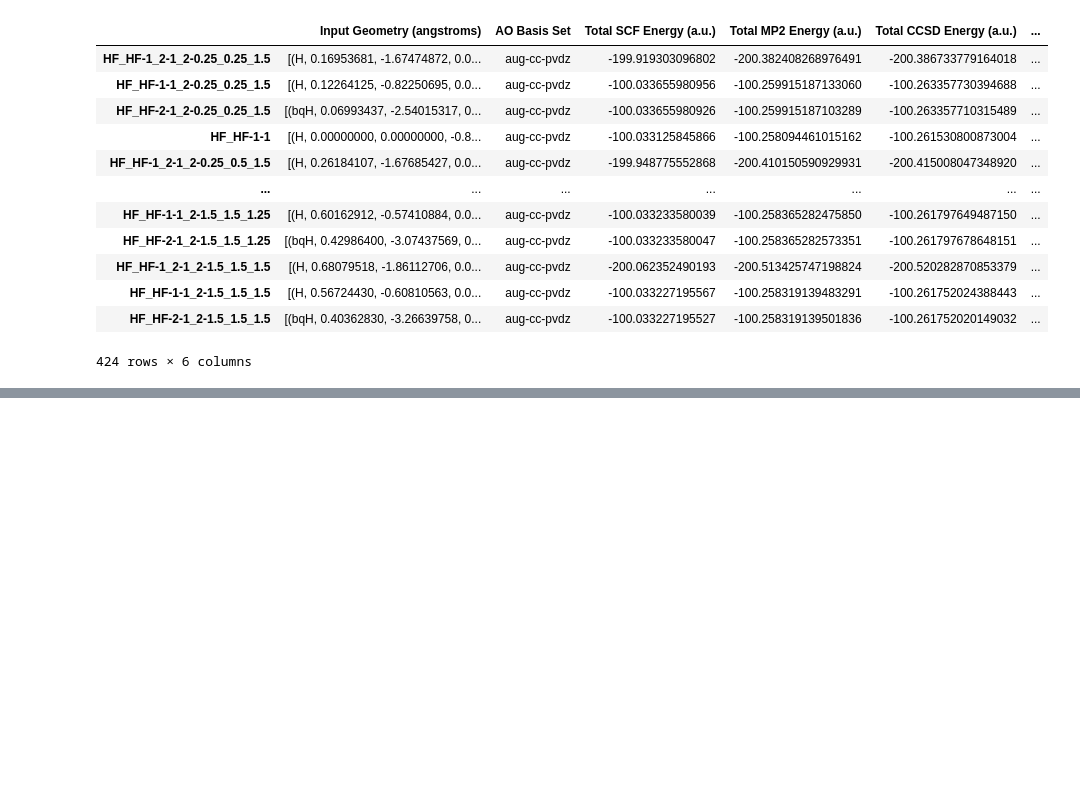
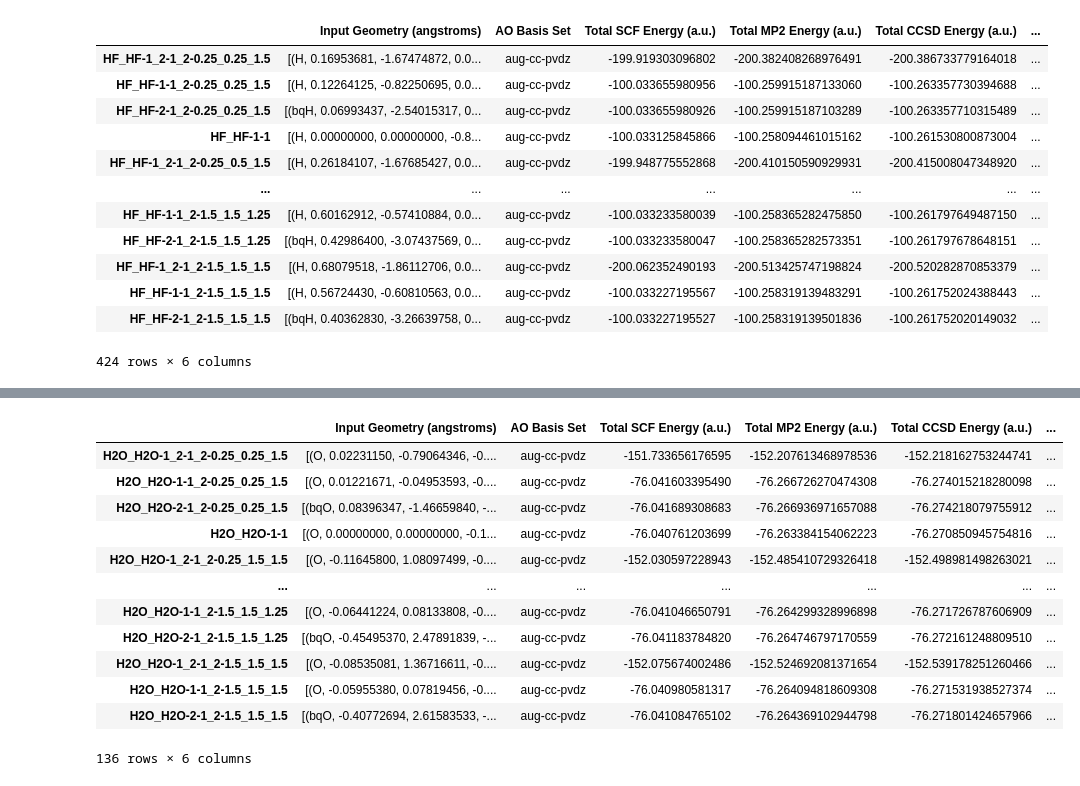
Before and after one commit to rmrresearch/bsse_db, a Jupyter notebook: data_parsing.ipynb, the cells around one changed output, grey strips where cells are left out. Cells and saved outputs as stored; diff of their text form; code cells hidden in the pictures; blank space fills up the shorter version.

```diff
--- a/data_parsing.ipynb
+++ b/data_parsing.ipynb
@@ -363,0 +427,57 @@ pd.DataFrame(fh_dimer_results).transpose()
+# %%
+nsteps    = 7    # The total number of displacements along each axis
+step_size = 0.25 # How much we displace for each step.
+
+h2o_dimer_displacements = set()
+h2o_dimer_results = {}
+
+with tarfile.open('data/H20/H20_dimers.tar', 'r') as tarball:
+    all_names = tarball.getnames() # Gets all the directories and files inside the tarball
+
+    for dx, dy, dz in itertools.product(range(1, nsteps), range(1, nsteps), range(1, nsteps)):
+        x, y, z = (dx * step_size, dy * step_size, dz * step_size)
+        directory_name = os.path.join('H20_dimers', 'H2O_H2O_distance_{}_{}_{}'.format(x, y, z))
+
+        monomers = ('H2O', 'H2O')
+        if directory_name in all_names: # Checks translation is in tarball
+
+            # Extract the results from the dimer file
+            dimer_file_name = 'output_E_AB_AB.txt'
+            file_name = os.path.join(directory_name, dimer_file_name)
+            results = parse_tarred_file(tarball, file_name)
+
+            # Compute and record the separation distance
+            geom = results['Input Geometry (angstroms)']
+            h2o_dimer_displacements.add((x, y, z))
+
+            # Save the state
+            key = make_key_from_file(monomers, dimer_file_name) + '-{}_{}_{}'.format(x, y, z)
+            save_state(key, results, h2o_dimer_results)
+
+            for monomer_file in ['output_E_AB_A.txt', 'output_E_AB_B.txt']:
+                file_name = os.path.join(directory_name, monomer_file)
+                results = parse_tarred_file(tarball, file_name)
+                key = make_key_from_file(monomers, monomer_file) + '-{}_{}_{}'.format(x, y, z)
+                save_state(key, results, h2o_dimer_results)
+
+            for monomer_file in ['output_E_A_A.txt']:
+                file_name = os.path.join(directory_name, monomer_file)
+                results = parse_tarred_file(tarball, file_name)
+                key = make_key_from_file(monomers, monomer_file)
+                save_state(key, results, h2o_dimer_results)
+
+pd.DataFrame(h2o_dimer_results).transpose()
+# %% [output]
+|  | Input Geometry (angstroms) | AO Basis Set | Total SCF Energy (a.u.) | Total MP2 Energy (a.u.) | Total CCSD Energy (a.u.) | ... |
+| H2O_H2O-1_2-1_2-0.25_0.25_1.5 | [(O, 0.02231150, -0.79064346, -0.... | aug-cc-pvdz | -151.733656176595 | -152.207613468978536 | -152.218162753244741 | ... |
+| H2O_H2O-1-1_2-0.25_0.25_1.5 | [(O, 0.01221671, -0.04953593, -0.... | aug-cc-pvdz | -76.041603395490 | -76.266726270474308 | -76.274015218280098 | ... |
+| H2O_H2O-2-1_2-0.25_0.25_1.5 | [(bqO, 0.08396347, -1.46659840, -... | aug-cc-pvdz | -76.041689308683 | -76.266936971657088 | -76.274218079755912 | ... |
+| H2O_H2O-1-1 | [(O, 0.00000000, 0.00000000, -0.1... | aug-cc-pvdz | -76.040761203699 | -76.263384154062223 | -76.270850945754816 | ... |
+| H2O_H2O-1_2-1_2-0.25_1.5_1.5 | [(O, -0.11645800, 1.08097499, -0.... | aug-cc-pvdz | -152.030597228943 | -152.485410729326418 | -152.498981498263021 | ... |
+| ... | ... | ... | ... | ... | ... | ... |
+| H2O_H2O-1-1_2-1.5_1.5_1.25 | [(O, -0.06441224, 0.08133808, -0.... | aug-cc-pvdz | -76.041046650791 | -76.264299328996898 | -76.271726787606909 | ... |
+| H2O_H2O-2-1_2-1.5_1.5_1.25 | [(bqO, -0.45495370, 2.47891839, -... | aug-cc-pvdz | -76.041183784820 | -76.264746797170559 | -76.272161248809510 | ... |
+| H2O_H2O-1_2-1_2-1.5_1.5_1.5 | [(O, -0.08535081, 1.36716611, -0.... | aug-cc-pvdz | -152.075674002486 | -152.524692081371654 | -152.539178251260466 | ... |
+| H2O_H2O-1-1_2-1.5_1.5_1.5 | [(O, -0.05955380, 0.07819456, -0.... | aug-cc-pvdz | -76.040980581317 | -76.264094818609308 | -76.271531938527374 | ... |
+| H2O_H2O-2-1_2-1.5_1.5_1.5 | [(bqO, -0.40772694, 2.61583533, -... | aug-cc-pvdz | -76.041084765102 | -76.264369102944798 | -76.271801424657966 | ... |
+136 rows × 6 columns
```
Also changed, not shown: parts of 3 cells of this notebook, 1 other file.
